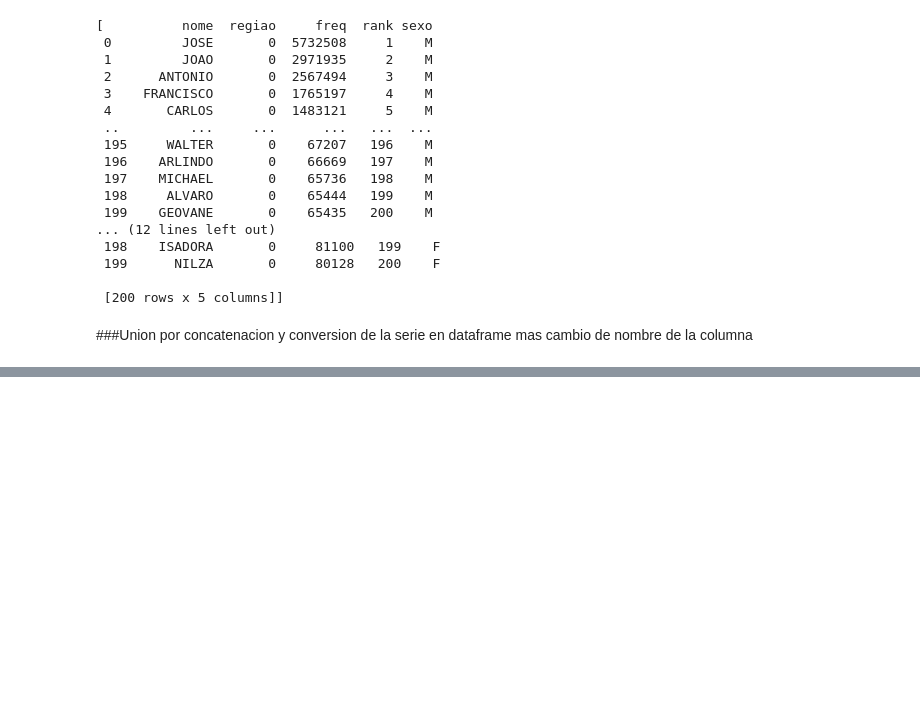
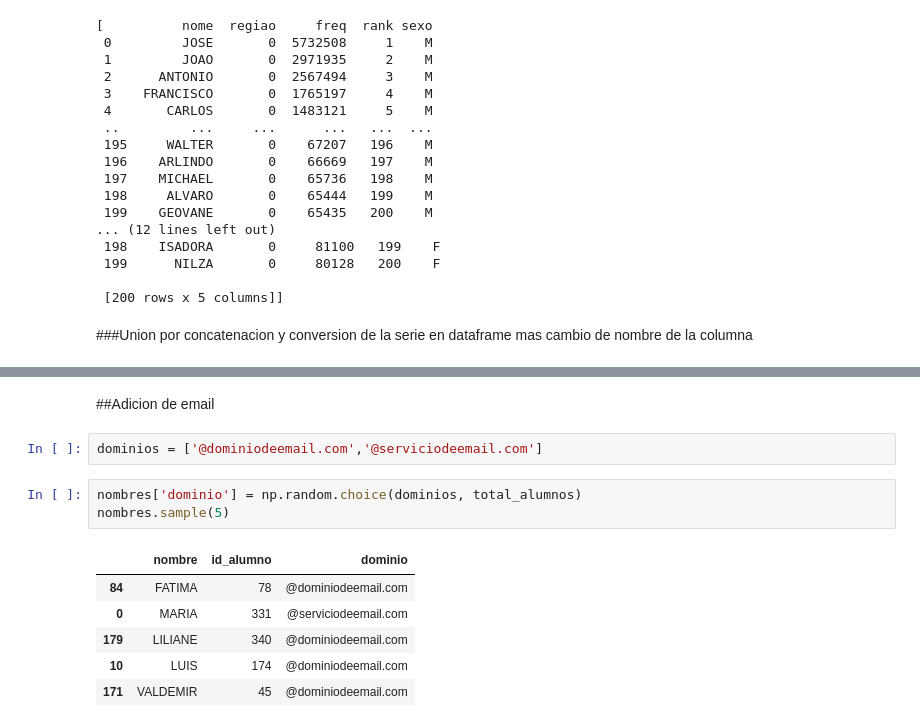
Before and after one commit to AdrianCPC/DS_Students_data_01, a Jupyter notebook: Capitulo1.ipynb, the cells around one changed output, grey strips where cells are left out. Drawn from its saved outputs; the diff is of its cells as text; blank space fills up the shorter version.

```diff
--- a/Capitulo1.ipynb
+++ b/Capitulo1.ipynb
@@ -51,0 +77,14 @@ nombres.sample(5)
+# %% [markdown]
+##Adicion de email
+# %%
+dominios = ['@dominiodeemail.com','@serviciodeemail.com']
+# %%
+nombres['dominio'] = np.random.choice(dominios, total_alumnos)
+nombres.sample(5)
+# %% [output]
+|  | nombre | id_alumno | dominio |
+| 84 | FATIMA | 78 | @dominiodeemail.com |
+| 0 | MARIA | 331 | @serviciodeemail.com |
+| 179 | LILIANE | 340 | @dominiodeemail.com |
+| 10 | LUIS | 174 | @dominiodeemail.com |
+| 171 | VALDEMIR | 45 | @dominiodeemail.com |
```
Also changed, not shown: parts of 23 cells of this notebook.
